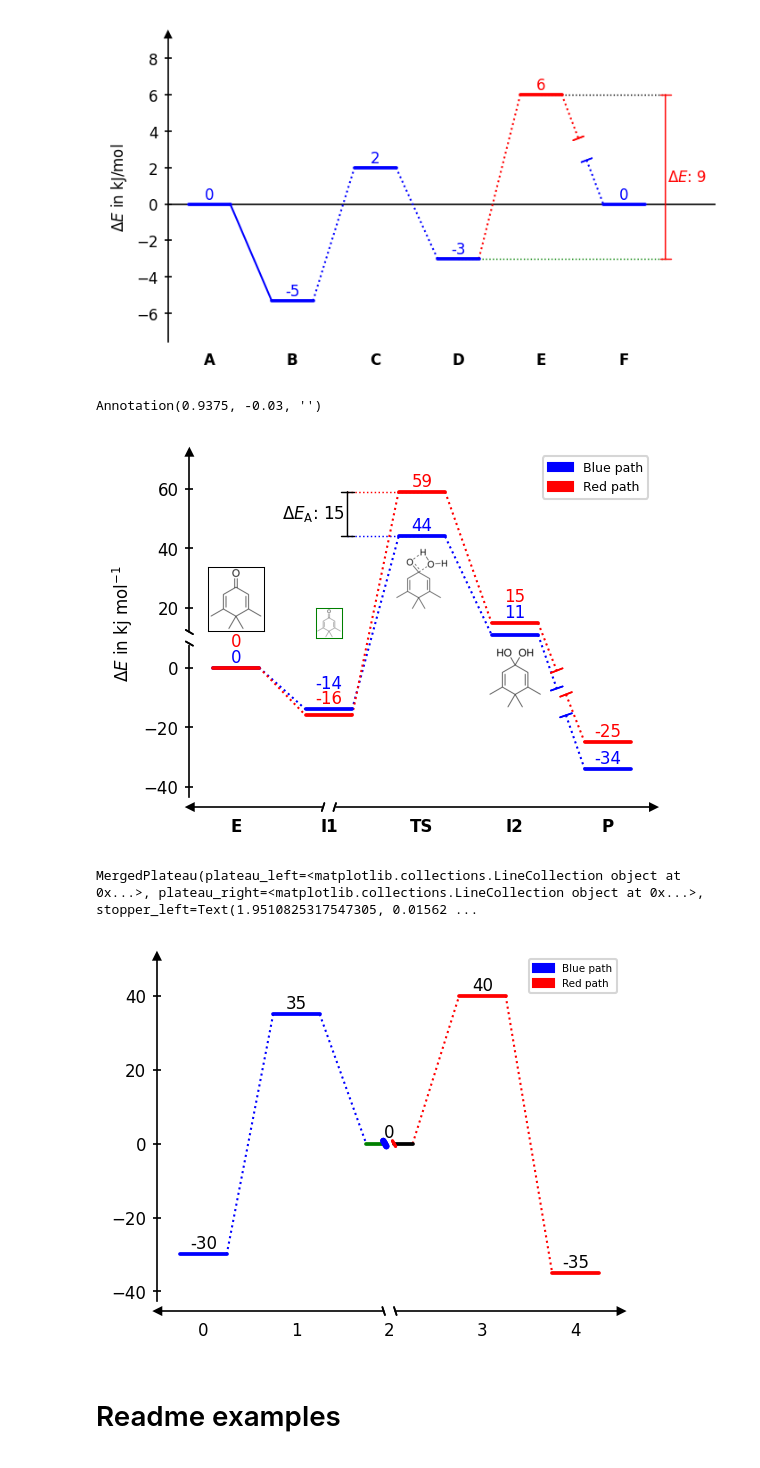
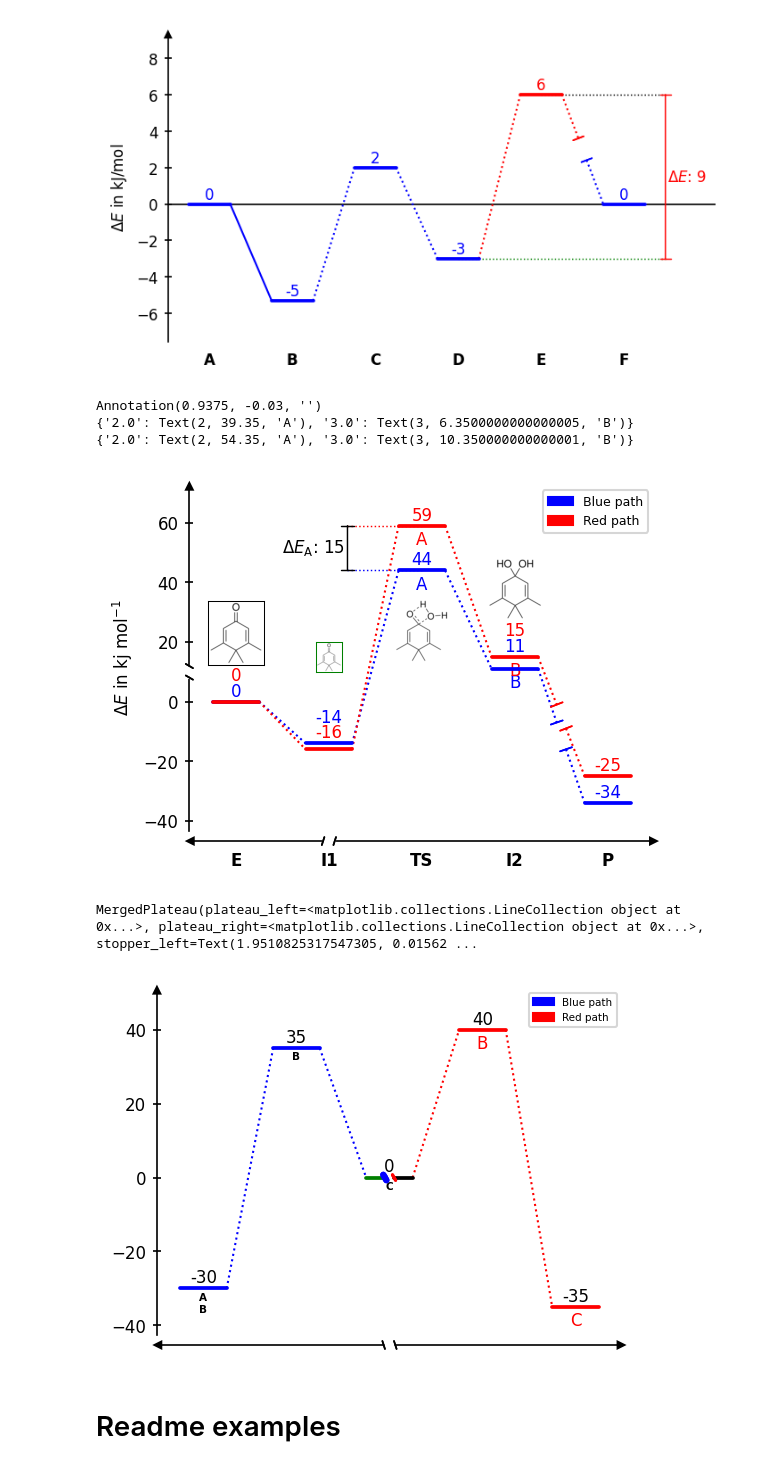
Before and after one commit to Tonner-Zech-Group/chem-diagrams, a Jupyter notebook: examples/test_use.ipynb, the cells around one changed output. Saved outputs shown, nothing was run; the diff lists cells and outputs as text; code cells hidden in the pictures.

Commit message:
Added labeling for each path

```diff
--- a/examples/test_use.ipynb
+++ b/examples/test_use.ipynb
@@ -245,13 +250,18 @@ figsize = dia._layout_manager.scale_figure(
 print(ann := dia.ax_objects.xaxis_breaks["1.0"].stopper_1)
 
 
+dia.add_path_labels("Blue path", [None, None, "A", "B", None])
+dia.add_path_labels("Red path", [None, None, "A", "B", None])
 
-
+print(dia._path_manager.mpl_objects["Blue path"].labels)
+print(dia._path_manager.mpl_objects["Red path"].labels)
 
 dia.show()
 # %% [output]
 Annotation(0.9375, -0.03, '')
+{'2.0': Text(2, 39.35, 'A'), '3.0': Text(3, 6.3500000000000005, 'B')}
+{'2.0': Text(2, 54.35, 'A'), '3.0': Text(3, 10.350000000000001, 'B')}
-[figure, old version]
+[figure, new version]
 # %%
 from chemdiagrams import EnergyDiagram
 
@@ -262,34 +272,39 @@ dia.draw_path(
     path_name="Blue path",
     linetypes=[1,1],
 )
 
 
 
 dia.draw_path(
     [2,3,4], [0, 40, -35], "red",
     path_name="Red path",
     linetypes=[1,1],
 )
 
 dia.merge_plateaus(
     2, "Blue path", "Red path",
 )
 
 mp = dia.lines["Red path"].plateaus["2.0"]
 print(mp)
 
 mp.plateau_left.set_color("green")
 mp.plateau_right.set_color("black")
 mp.stopper_left.arrow_patch.set_lw(3)
 
 dia.add_numbers_average(color="black")
 
 dia.legend(fontsize=5)
 
 dia.add_xaxis_break(2)
+
+dia.add_path_labels("Blue path", ["A\nB", "B", "C"], color="black", fontsize=5, weight="bold")
+dia.add_path_labels("Red path", [None, "B", "C"])
+
+dia.show()
 # %% [output]
 MergedPlateau(plateau_left=<matplotlib.collections.LineCollection object at 0x...>, plateau_right=<matplotlib.collections.LineCollection object at 0x...>, stopper_left=Text(1.9510825317547305, 0.01562 ...
-[figure, old version]
+[figure, new version]
 # %% [markdown]
 # Readme examples
 # %%
```
Also changed, not shown: parts of 1 cell of this notebook, 8 other files.
